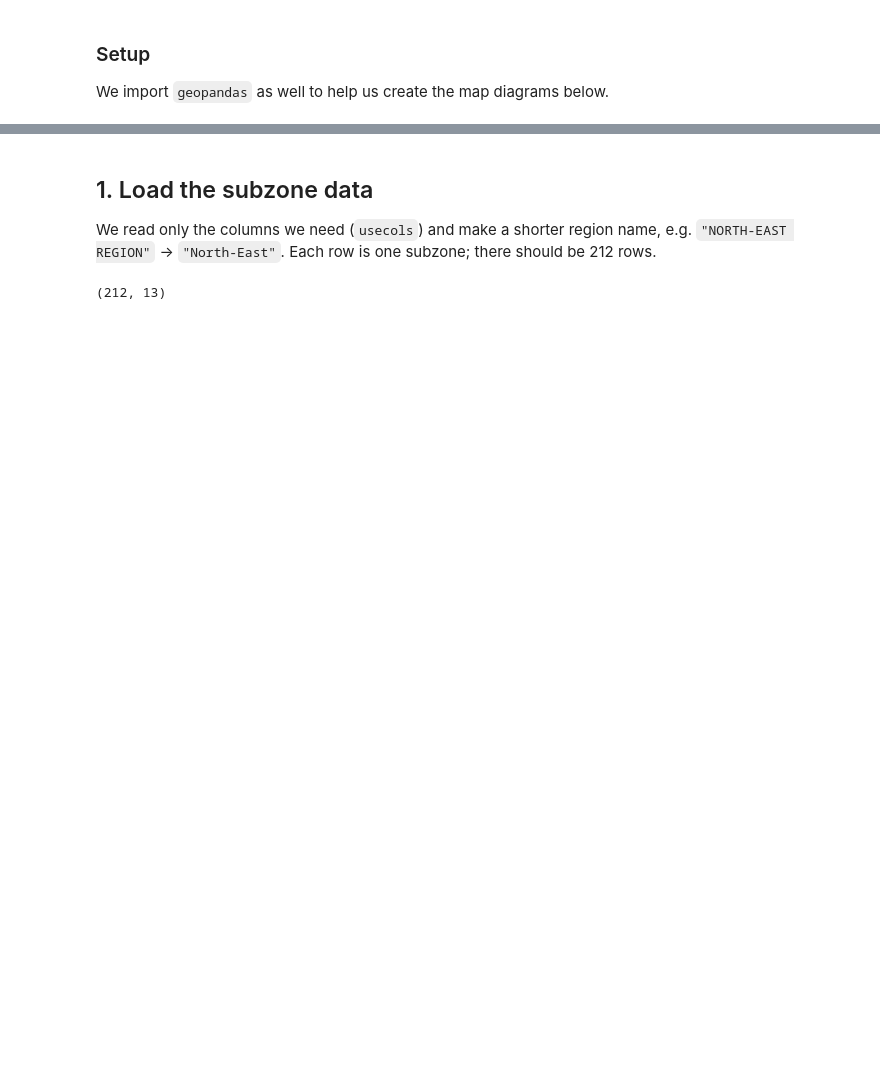
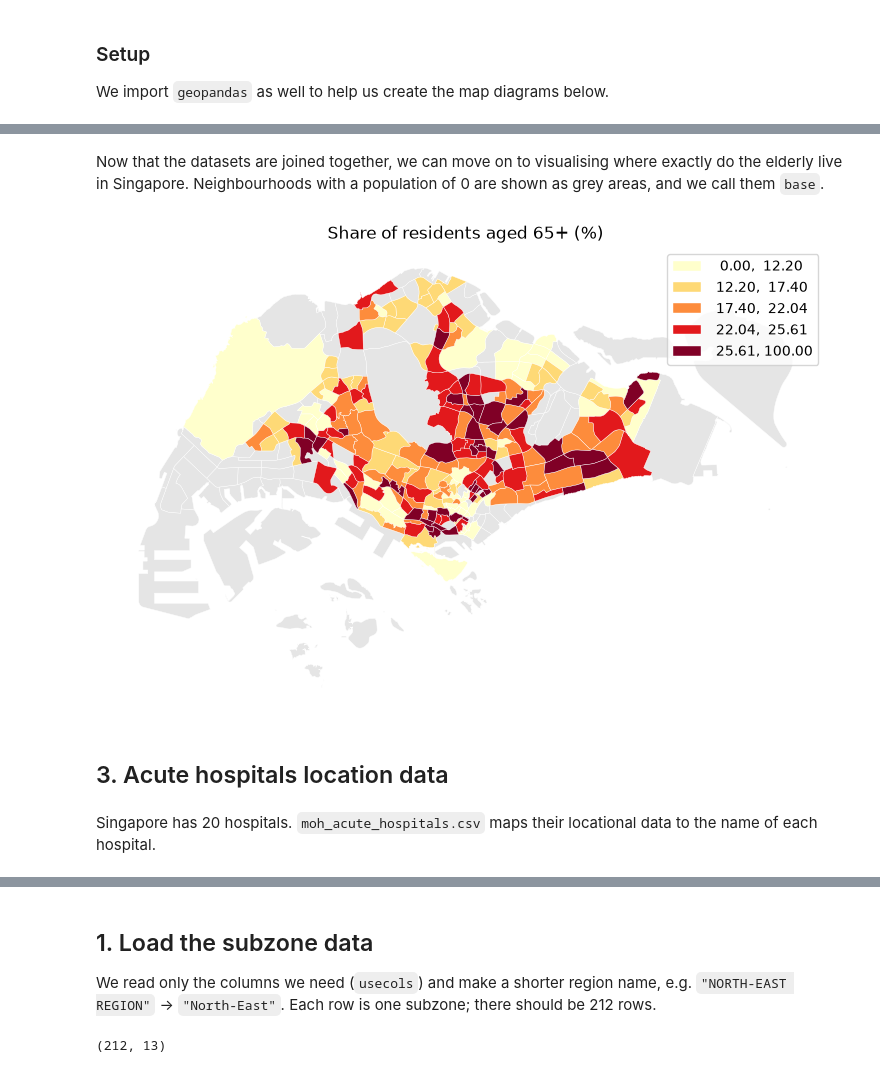
Before and after one commit to yeo-yu-ann31/HS4002-Corgi-Group-Project, a Jupyter notebook: elderly_access_methods.ipynb, the cells around one changed output, grey strips where cells are left out. Drawn from its saved outputs; the diff is of its cells as text; code cells hidden in the pictures; blank space fills up the shorter version.

Commit message:
cleaning census

```diff
--- a/elderly_access_methods.ipynb
+++ b/elderly_access_methods.ipynb
@@ -79,0 +242,4 @@ Note: you may need to restart the kernel to use updated packages.
+# %%
+SVY21 = 3414 # the coordinate system for singapore
+subzones = gpd.read_file("data/raw/mp2019_subzone_no_sea.geojson").to_crs(SVY21) # change data into SVY21
+subzones
@@ -79,0 +262,5 @@ Note: you may need to restart the kernel to use updated packages.
+# %%
+# join the planning area and subzone names together in this format: 'planning area|subzone'
+# str.strip removes any spaces
+subzones["key"] = subzones.PLN_AREA_N.str.strip() + "|" + subzones.SUBZONE_N.str.strip()
+subzones
@@ -79,0 +281,4 @@ Note: you may need to restart the kernel to use updated packages.
+# %%
+# upper case the words so that it matches the key for geosjon file
+census["key"] = census.planning_area.str.upper().str.strip() + "|" + census.subzone.str.upper().str.strip()
+census
@@ -79,0 +299,5 @@ Note: you may need to restart the kernel to use updated packages.
+# %%
+# we can now merge the datasets as they share a key. subzones is the dataset on the left.
+# how='left' tells python to keep all the other rows from subzones, which we have already narrowed down to subzone_c, region_n and geometry
+sz = subzones[["key", "SUBZONE_C", "REGION_N", "geometry"]].merge(census, on="key", how="left", validate="1:1")
+sz
@@ -79,0 +318,28 @@ Note: you may need to restart the kernel to use updated packages.
+# %% [markdown]
+Now that the datasets are joined together, we can move on to visualising where exactly do the elderly live in Singapore. Neighbourhoods with a population of 0 are shown as grey areas, and we call them `base`.
+# %%
+sz["residential"] = sz["pop"] > 0
+base = sz[~sz.residential] # all non-residential areas
+
+# plot the chrorpleth
+def choropleth(ax, gdf, col, title, cmap="YlOrRd", k=5):
+    base.plot(ax=ax, color="#e5e5e5", edgecolor="white", linewidth=0.3) # makes base areas grey colour with white edges
+    gdf.plot(ax=ax, column=col, cmap=cmap,
+             legend=True, edgecolor="white",
+             linewidth=0.3,
+             scheme="quantiles",
+             k=k)
+
+    ax.set_title(title)
+    ax.set_axis_off() # remove any axis markings so we can see the map!
+
+fig, ax = plt.subplots(1, 1, figsize=(16, 6))
+choropleth(ax, sz, "pct65", "Share of residents aged 65+ (%)")
+plt.savefig("output/figures/01_elderly_share_and_count.png", dpi=200)
+plt.show()
+# %% [output]
+[figure, added]
+# %% [markdown]
+## 3. Acute hospitals location data
+# %% [markdown]
+Singapore has 20 hospitals. `moh_acute_hospitals.csv` maps their locational data to the name of each hospital.
```
Also changed, not shown: parts of 27 cells of this notebook.
